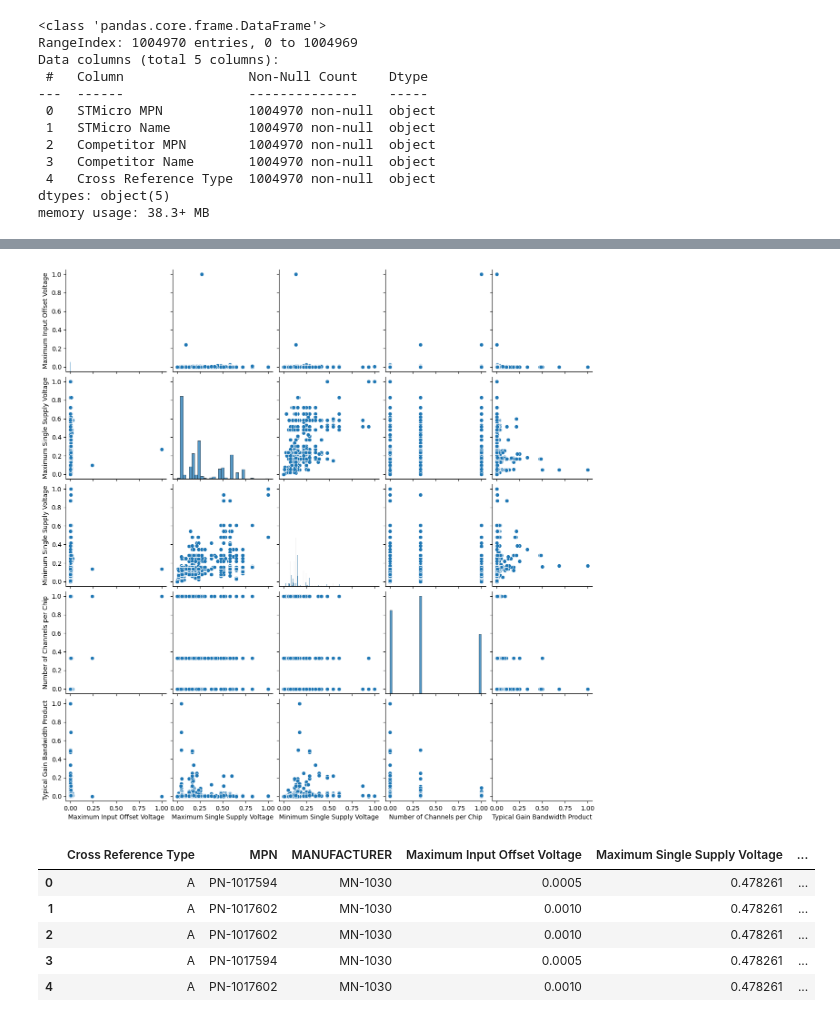
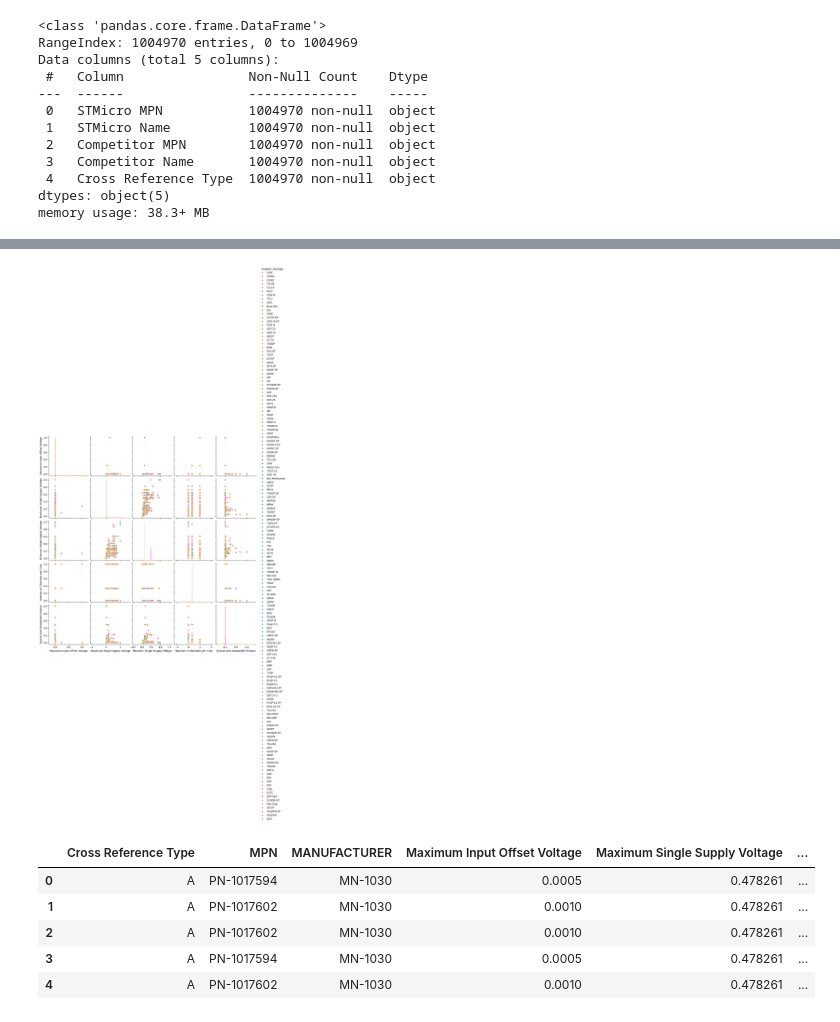
Before and after one commit to Flyingfish812/PIE2024STMicro, a Jupyter notebook: notebook/main.ipynb, the cells around one changed output, grey strips where cells are left out. Drawn from its saved outputs; the diff is of its cells as text; code cells hidden in the pictures.

```diff
--- a/notebook/main.ipynb
+++ b/notebook/main.ipynb
@@ -37,11 +37,11 @@ categorical_columns = ["Supplier_Package"]
 # %%
 numerical_columns = ["Maximum Input Offset Voltage","Maximum Single Supply Voltage","Minimum Single Supply Voltage","Number of Channels per Chip","Typical Gain Bandwidth Product"]
 scaler = MinMaxScaler()
 df_feat[numerical_columns] = scaler.fit_transform(df_feat[numerical_columns] )
-sns.pairplot(df_feat[numerical_columns])
+sns.pairplot(df_feat[numerical_columns + ["Supplier_Package"]],hue="Supplier_Package")
 plt.show()
 # %% [output]
-[figure, old version]
+[figure, new version]
 # %%
 df_stm = df_ref.merge(df_feat , left_on=["STMicro MPN","STMicro Name"], right_on=["MPN",	"MANUFACTURER"	])
 df_merged = df_stm.merge(df_feat , left_on=["Competitor MPN","Competitor Name"], right_on=["MPN",	"MANUFACTURER"	], suffixes = ("","_comp") )
```
Also changed, not shown: parts of 18 cells of this notebook.
